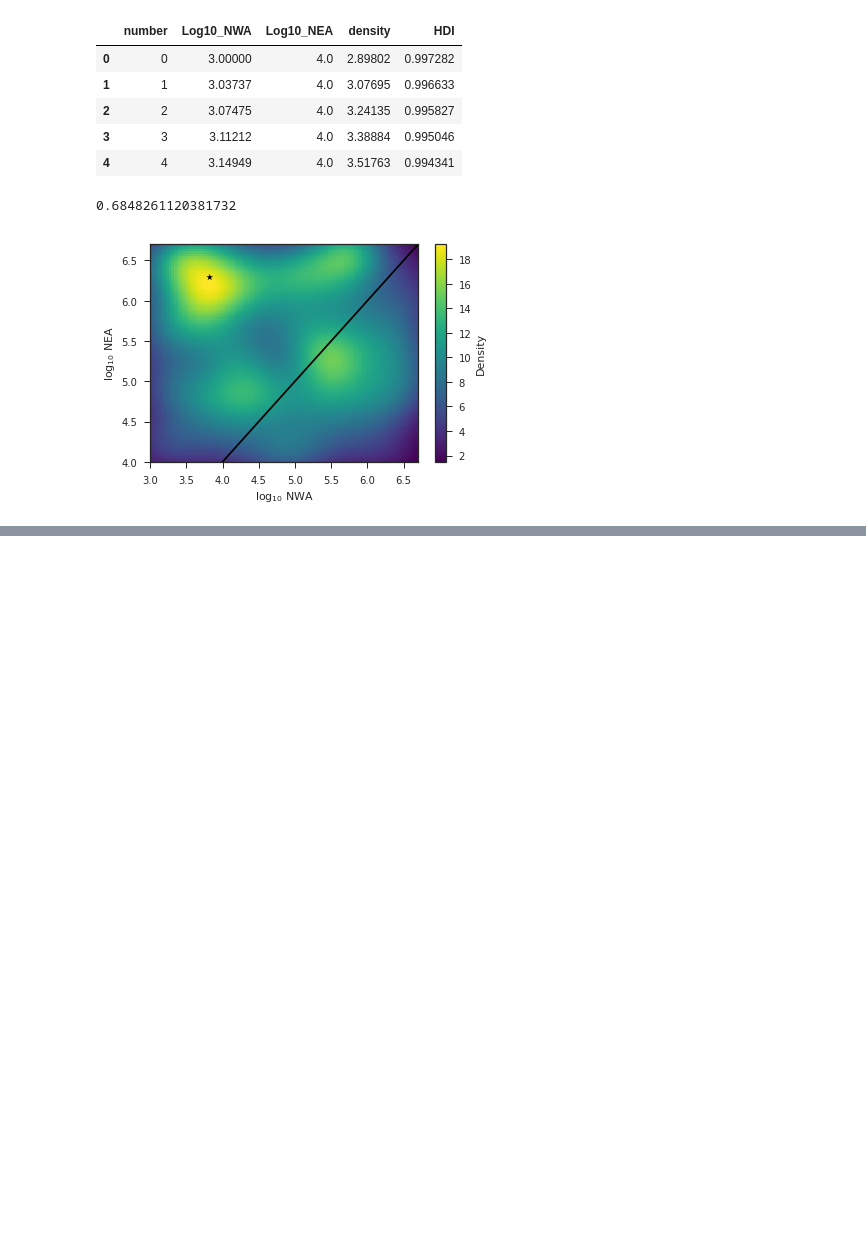
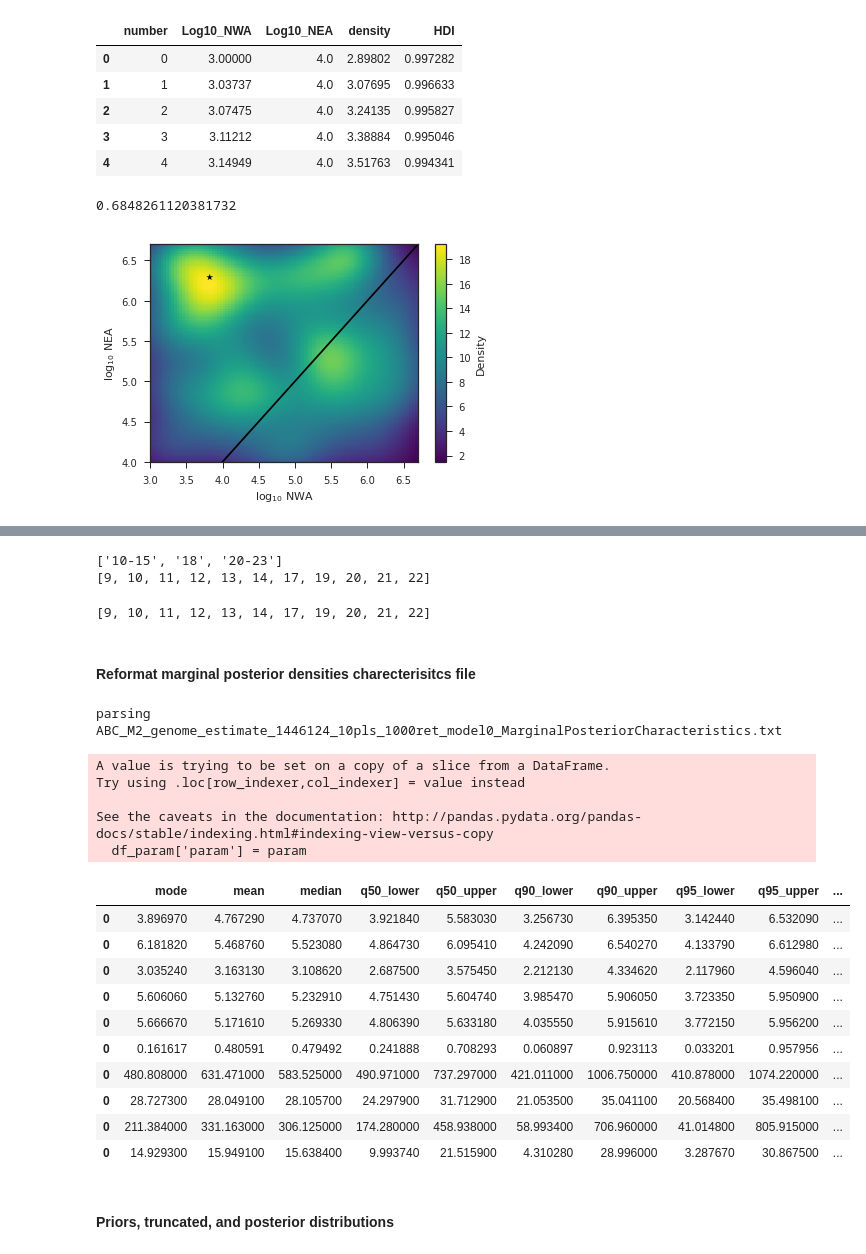
Before and after one commit to agladstein/ABC_results_AJ, a Jupyter notebook: chr1_AJmodels/assess_ABCtoolbox.ipynb, the cells around one changed output, grey strips where cells are left out. Saved outputs shown, nothing was run; the diff lists cells and outputs as text; code cells hidden in the pictures; blank space fills up the shorter version.

```diff
--- a/chr1_AJmodels/assess_ABCtoolbox.ipynb
+++ b/chr1_AJmodels/assess_ABCtoolbox.ipynb
@@ -630,0 +661,47 @@ plot_joint_mtpltlb(joint_NEA_NWA_df_pls, df_chrs_reformat_pls)
+# %%
+params_str
+ranges = params_str.split(',')
+print(ranges)
+param_indexes = []
+for values in ranges:
+    if '-' in values:
+        x = int(values.split('-')[0].strip()) - 1
+        y = int(values.split('-')[1].strip())
+        param_indexes.extend(list(range(x, y)))
+    else:
+        param_indexes.append(int(values) -1 )
+print(param_indexes)
+# %% [output]
+['10-15', '18', '20-23']
+[9, 10, 11, 12, 13, 14, 17, 19, 20, 21, 22]
+# %%
+# param_indexes = get_param_indexes(params_str)
+print(param_indexes)
+params = get_col_names(param_indexes, prior)
+# %% [output]
+[9, 10, 11, 12, 13, 14, 17, 19, 20, 21, 22]
+# %% [markdown]
+#### Reformat marginal posterior densities charecterisitcs file
+# %%
+df_chrs_reformat_pls = reformat_Characteristics(MarginalPosteriorCharacteristics_name)
+df_chrs_reformat_pls
+# %% [output]
+parsing ABC_M2_genome_estimate_1446124_10pls_1000ret_model0_MarginalPosteriorCharacteristics.txt
+A value is trying to be set on a copy of a slice from a DataFrame.
+Try using .loc[row_indexer,col_indexer] = value instead
+
+See the caveats in the documentation: http://pandas.pydata.org/pandas-docs/stable/indexing.html#indexing-view-versus-copy
+  df_param['param'] = param
+|  | mode | mean | median | q50_lower | q50_upper | q90_lower | q90_upper | q95_lower | q95_upper | ... |
+| 0 | 3.896970 | 4.767290 | 4.737070 | 3.921840 | 5.583030 | 3.256730 | 6.395350 | 3.142440 | 6.532090 | ... |
+| 0 | 6.181820 | 5.468760 | 5.523080 | 4.864730 | 6.095410 | 4.242090 | 6.540270 | 4.133790 | 6.612980 | ... |
+| 0 | 3.035240 | 3.163130 | 3.108620 | 2.687500 | 3.575450 | 2.212130 | 4.334620 | 2.117960 | 4.596040 | ... |
+| 0 | 5.606060 | 5.132760 | 5.232910 | 4.751430 | 5.604740 | 3.985470 | 5.906050 | 3.723350 | 5.950900 | ... |
+| 0 | 5.666670 | 5.171610 | 5.269330 | 4.806390 | 5.633180 | 4.035550 | 5.915610 | 3.772150 | 5.956200 | ... |
+| 0 | 0.161617 | 0.480591 | 0.479492 | 0.241888 | 0.708293 | 0.060897 | 0.923113 | 0.033201 | 0.957956 | ... |
+| 0 | 480.808000 | 631.471000 | 583.525000 | 490.971000 | 737.297000 | 421.011000 | 1006.750000 | 410.878000 | 1074.220000 | ... |
+| 0 | 28.727300 | 28.049100 | 28.105700 | 24.297900 | 31.712900 | 21.053500 | 35.041100 | 20.568400 | 35.498100 | ... |
+| 0 | 211.384000 | 331.163000 | 306.125000 | 174.280000 | 458.938000 | 58.993400 | 706.960000 | 41.014800 | 805.915000 | ... |
+| 0 | 14.929300 | 15.949100 | 15.638400 | 9.993740 | 21.515900 | 4.310280 | 28.996000 | 3.287670 | 30.867500 | ... |
+# %% [markdown]
+#### Priors, truncated, and posterior distributions
```
Also changed, not shown: parts of 12 cells of this notebook, 2 other files.
